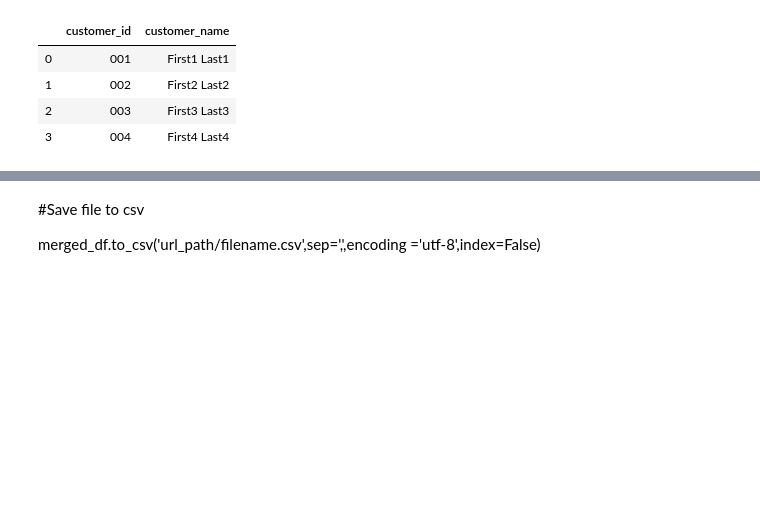
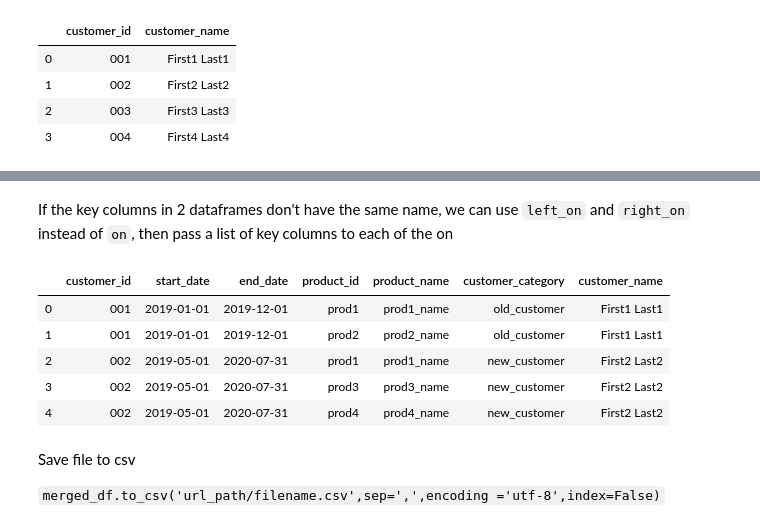
Before and after one commit to quyentn/Quyen_learning_repository, a Jupyter notebook: Pandas_Dataframe.ipynb, the cells around one changed output, grey strips where cells are left out. Cells and saved outputs as stored; diff of their text form; code cells hidden in the pictures; blank space fills up the shorter version.

```diff
--- a/Pandas_Dataframe.ipynb
+++ b/Pandas_Dataframe.ipynb
@@ -351,4 +489,16 @@ merged_df
+# %% [markdown]
+If the key columns in 2 dataframes don't have the same name, we can use `left_on` and `right_on` instead of `on`, then pass a list of key columns to each of the on
+# %%
+merged_df = combined_df.merge(customer_df, left_on = 'customer_id',right_on = 'customer_id',how='right')
+merged_df.head()
+# %% [output]
+|  | customer_id | start_date | end_date | product_id | product_name | customer_category | customer_name |
+| 0 | 001 | 2019-01-01 | 2019-12-01 | prod1 | prod1_name | old_customer | First1 Last1 |
+| 1 | 001 | 2019-01-01 | 2019-12-01 | prod2 | prod2_name | old_customer | First1 Last1 |
+| 2 | 002 | 2019-05-01 | 2020-07-31 | prod1 | prod1_name | new_customer | First2 Last2 |
+| 3 | 002 | 2019-05-01 | 2020-07-31 | prod3 | prod3_name | new_customer | First2 Last2 |
+| 4 | 002 | 2019-05-01 | 2020-07-31 | prod4 | prod4_name | new_customer | First2 Last2 |
 # %% [markdown]
-#Save file to csv
+Save file to csv
 
-merged_df.to_csv('url_path/filename.csv',sep=',',encoding ='utf-8',index=False)
+`merged_df.to_csv('url_path/filename.csv',sep=',',encoding ='utf-8',index=False)`
```
Also changed, not shown: parts of 31 cells of this notebook.
